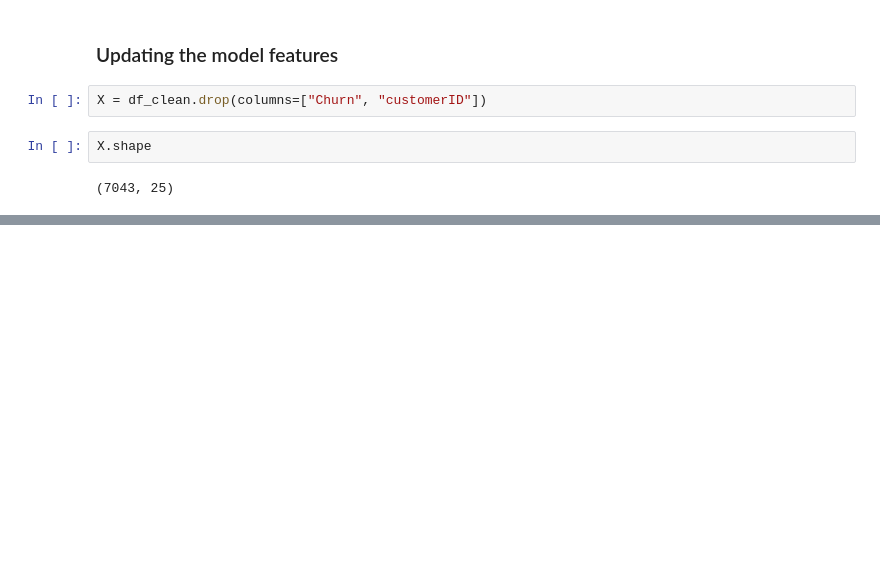
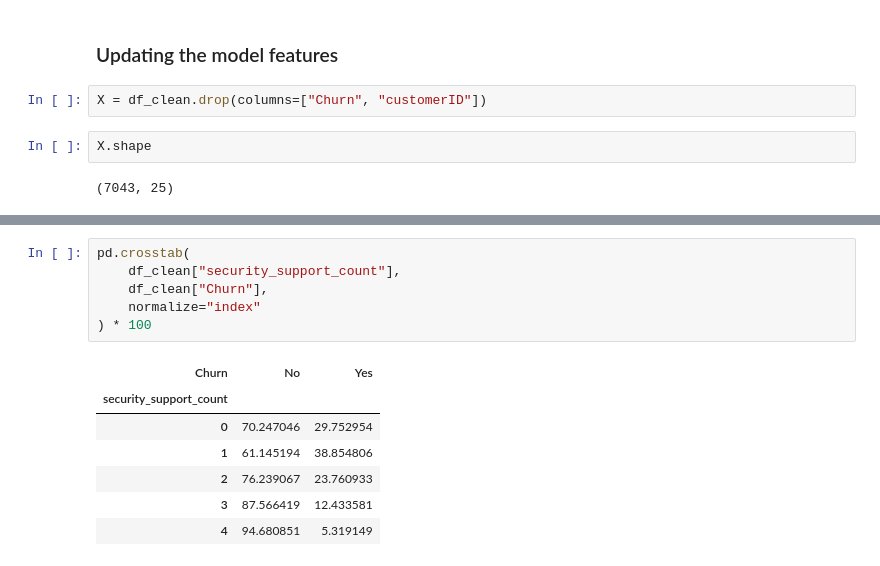
Before and after one commit to francisparwez/telco-customer-churn, a Jupyter notebook: Telco_Churn.ipynb, the cells around one changed output, grey strips where cells are left out. Cells and saved outputs as stored; diff of their text form; blank space fills up the shorter version.

```diff
--- a/Telco_Churn.ipynb
+++ b/Telco_Churn.ipynb
@@ -1014,0 +1063,14 @@ X.shape
+# %%
+pd.crosstab(
+    df_clean["security_support_count"],
+    df_clean["Churn"],
+    normalize="index"
+) * 100
+# %% [output]
+| Churn | No | Yes |
+| security_support_count |  |  |
+| 0 | 70.247046 | 29.752954 |
+| 1 | 61.145194 | 38.854806 |
+| 2 | 76.239067 | 23.760933 |
+| 3 | 87.566419 | 12.433581 |
+| 4 | 94.680851 | 5.319149 |
```
Also changed, not shown: parts of 52 cells of this notebook, 2 other files.
